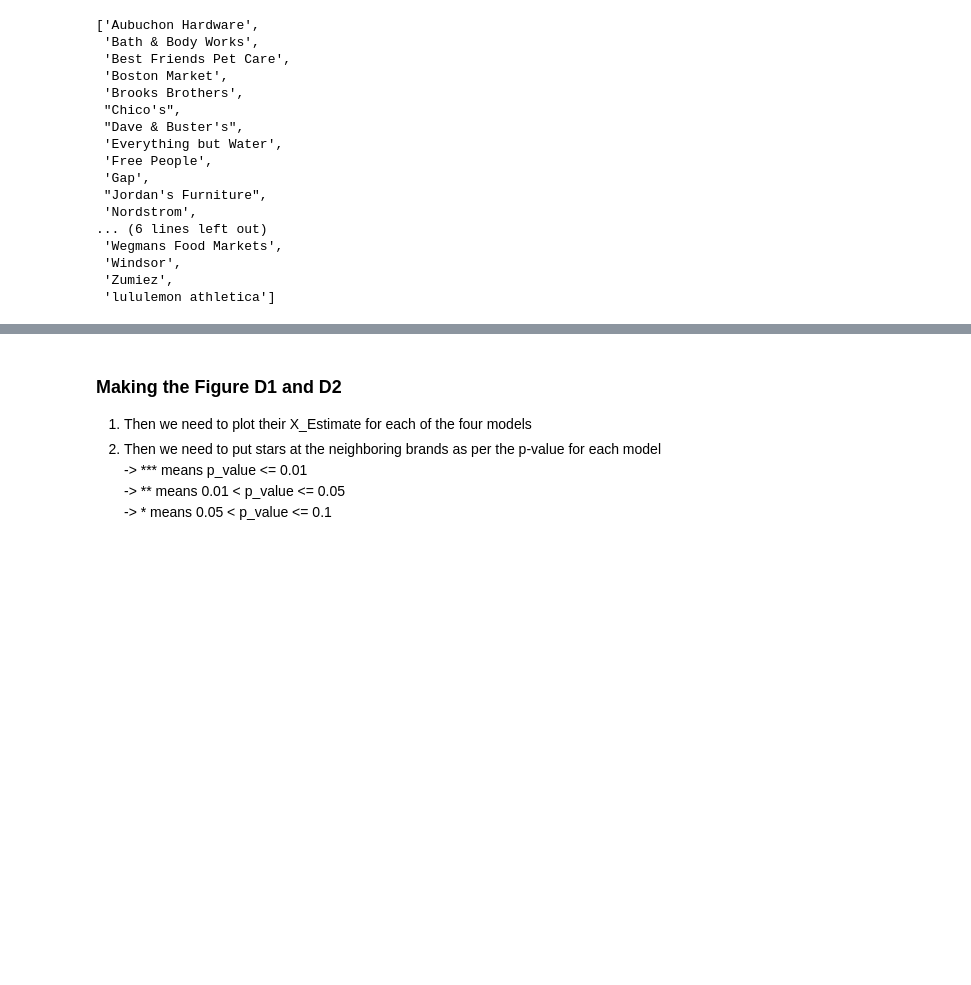
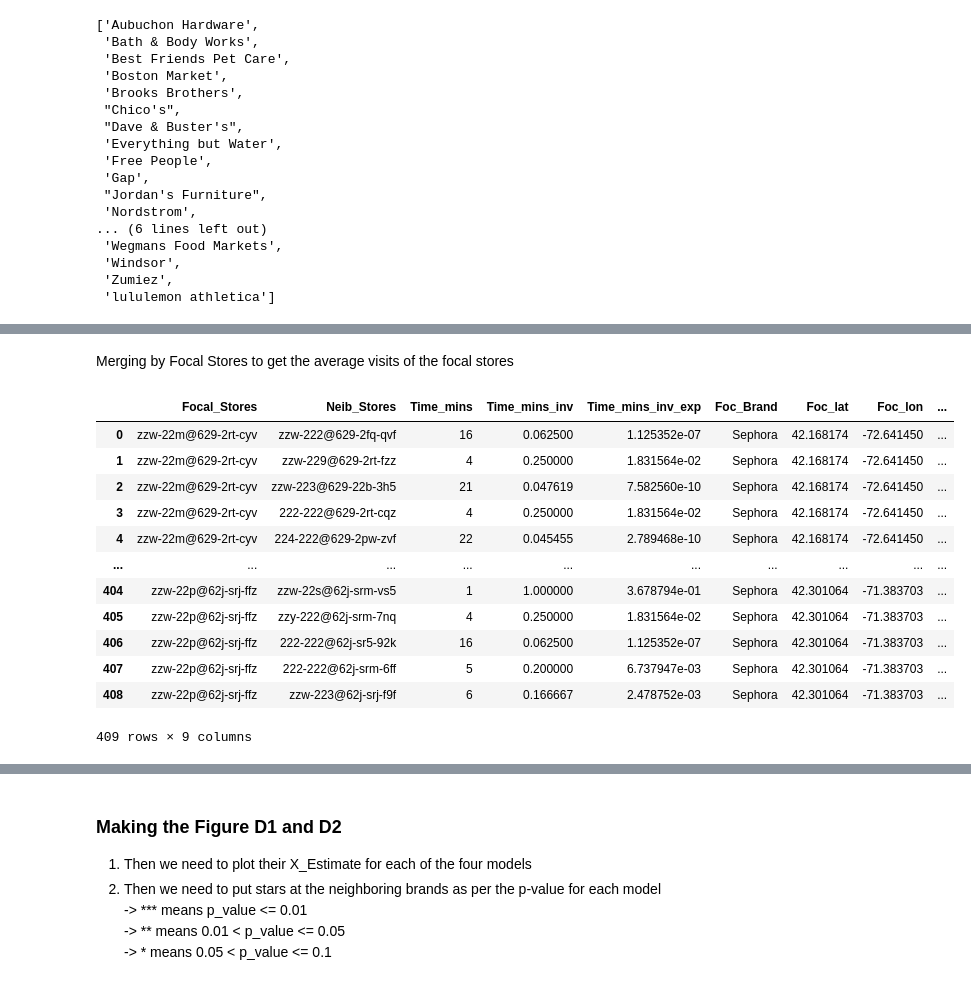
Before and after one commit to embedded-robotics/local-business-network, a Jupyter notebook: part3_visuals_tables/visuals_tables.ipynb, the cells around one changed output, grey strips where cells are left out. Saved outputs shown, nothing was run; the diff lists cells and outputs as text; code cells hidden in the pictures; blank space fills up the shorter version.

```diff
--- a/part3_visuals_tables/visuals_tables.ipynb
+++ b/part3_visuals_tables/visuals_tables.ipynb
@@ -42,0 +21,6 @@ distance_results.head()
+# %%
+brands_visits = pd.read_csv('../data/revision_visits_revenue_2019.csv')
+brands_visits['brand_standard'] = brands_visits['brand'].apply(lambda x: x.strip().lower()) # For comparison with catalog.tsv
+brands_visits['date'] = brands_visits['date'].apply(lambda x: datetime.datetime.strptime(x, '%Y-%m-%d').date())
+brands_visits = brands_visits.rename(columns={'brand': 'brand_visitation'})
+brands_visits.head()
@@ -180,0 +176,5 @@ significant_brands_list
+# %%
+travel_time['Time_mins_inv'] = 1/travel_time['Time_mins']
+travel_time['Time_mins_inv_exp'] = 1/np.exp(travel_time['Time_mins'])
+travel_time = travel_time.rename(columns={'From_PLACEKEY': 'Focal_Stores', 'To_PLACEKEY': 'Neib_Stores'})
+travel_time
@@ -180,0 +199,6 @@ significant_brands_list
+# %%
+brands_visits_focal_sig_neib = brands_visits[(brands_visits['brand_visitation'].isin(significant_brands_list)) | (brands_visits['brand_visitation']==brand)]
+brands_visits_focal_sig_neib.loc[:,'avg_visits'] = brands_visits_focal_sig_neib.groupby('PLACEKEY')['visits_by_day'].transform('mean')
+brands_visits_focal_sig_neib = brands_visits_focal_sig_neib.drop(columns=['date', 'visits_by_day', 'spend_by_day'])
+brands_visits_focal_sig_neib = brands_visits_focal_sig_neib.drop_duplicates().reset_index(drop=True)
+brands_visits_focal_sig_neib
@@ -180,0 +226,5 @@ significant_brands_list
+# %%
+focal_stores = brands_visits_focal_sig_neib[brands_visits_focal_sig_neib['brand_visitation'] == brand]['PLACEKEY'].unique().tolist()
+sig_neib_stores = brands_visits_focal_sig_neib[brands_visits_focal_sig_neib['brand_visitation'].isin(significant_brands_list)]['PLACEKEY'].unique().tolist()
+travel_time_filtered = travel_time[(travel_time['Focal_Stores'].isin(focal_stores)) & (travel_time['Neib_Stores'].isin(sig_neib_stores))]
+travel_time_filtered
@@ -180,0 +245,20 @@ significant_brands_list
+# %% [markdown]
+Merging by Focal Stores to get the average visits of the focal stores
+# %%
+travel_time_filtered = pd.merge(left=travel_time_filtered, right=brands_visits_focal_sig_neib, how='left', left_on='Focal_Stores', right_on='PLACEKEY')
+travel_time_filtered = travel_time_filtered.drop(columns=['PLACEKEY', 'brand_standard']).rename(columns={'brand_visitation':'Foc_Brand', 'lat':'Foc_lat', 'lon':'Foc_lon', 'avg_visits': 'Foc_avg_visits'})
+travel_time_filtered
+# %% [output]
+|  | Focal_Stores | Neib_Stores | Time_mins | Time_mins_inv | Time_mins_inv_exp | Foc_Brand | Foc_lat | Foc_lon | ... |
+| 0 | zzw-22m@629-2rt-cyv | zzw-222@629-2fq-qvf | 16 | 0.062500 | 1.125352e-07 | Sephora | 42.168174 | -72.641450 | ... |
+| 1 | zzw-22m@629-2rt-cyv | zzw-229@629-2rt-fzz | 4 | 0.250000 | 1.831564e-02 | Sephora | 42.168174 | -72.641450 | ... |
+| 2 | zzw-22m@629-2rt-cyv | zzw-223@629-22b-3h5 | 21 | 0.047619 | 7.582560e-10 | Sephora | 42.168174 | -72.641450 | ... |
+| 3 | zzw-22m@629-2rt-cyv | 222-222@629-2rt-cqz | 4 | 0.250000 | 1.831564e-02 | Sephora | 42.168174 | -72.641450 | ... |
+| 4 | zzw-22m@629-2rt-cyv | 224-222@629-2pw-zvf | 22 | 0.045455 | 2.789468e-10 | Sephora | 42.168174 | -72.641450 | ... |
+| ... | ... | ... | ... | ... | ... | ... | ... | ... | ... |
+| 404 | zzw-22p@62j-srj-ffz | zzw-22s@62j-srm-vs5 | 1 | 1.000000 | 3.678794e-01 | Sephora | 42.301064 | -71.383703 | ... |
+| 405 | zzw-22p@62j-srj-ffz | zzy-222@62j-srm-7nq | 4 | 0.250000 | 1.831564e-02 | Sephora | 42.301064 | -71.383703 | ... |
+| 406 | zzw-22p@62j-srj-ffz | 222-222@62j-sr5-92k | 16 | 0.062500 | 1.125352e-07 | Sephora | 42.301064 | -71.383703 | ... |
+| 407 | zzw-22p@62j-srj-ffz | 222-222@62j-srm-6ff | 5 | 0.200000 | 6.737947e-03 | Sephora | 42.301064 | -71.383703 | ... |
+| 408 | zzw-22p@62j-srj-ffz | zzw-223@62j-srj-f9f | 6 | 0.166667 | 2.478752e-03 | Sephora | 42.301064 | -71.383703 | ... |
+409 rows × 9 columns
```
Also changed, not shown: parts of 27 cells of this notebook.
